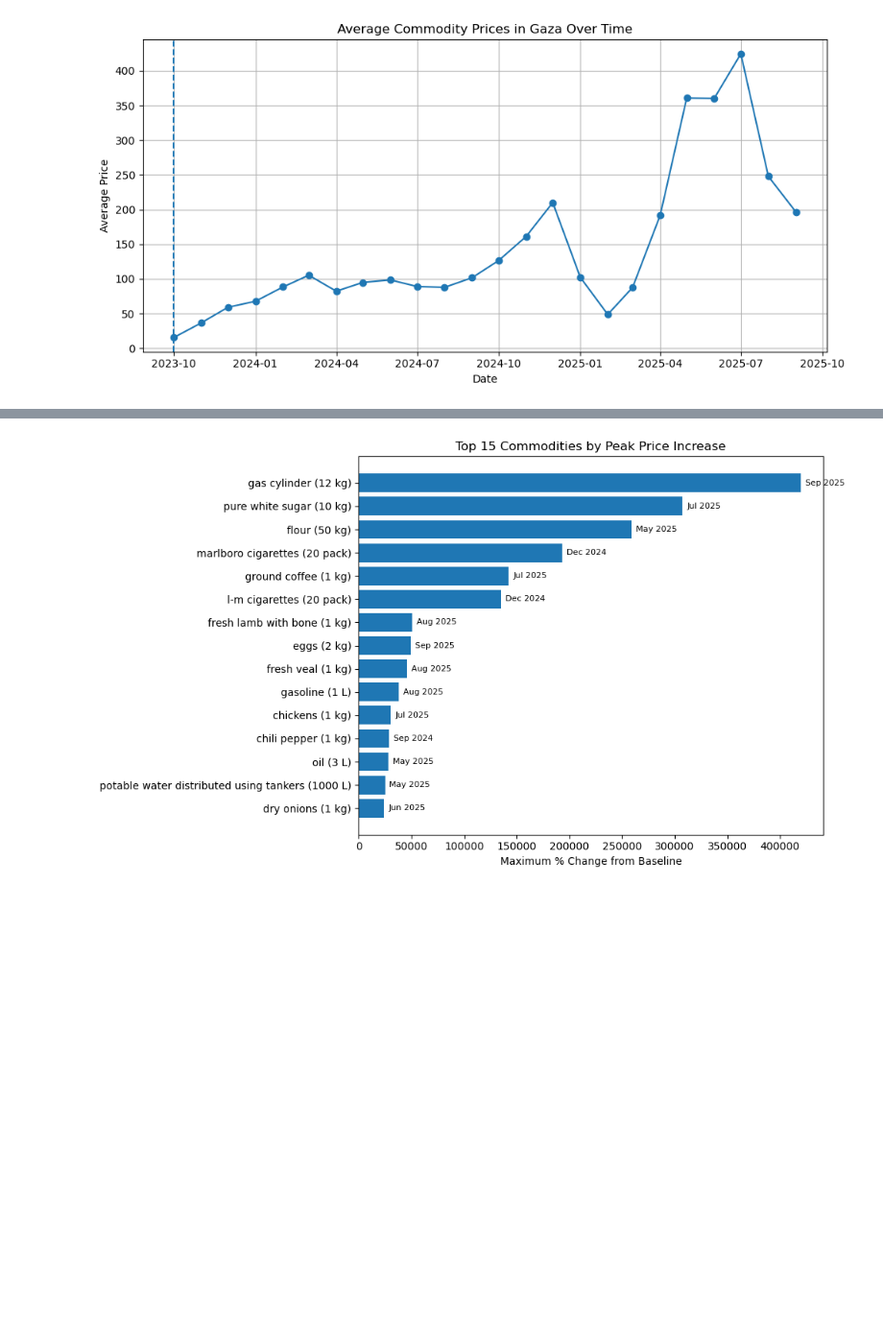
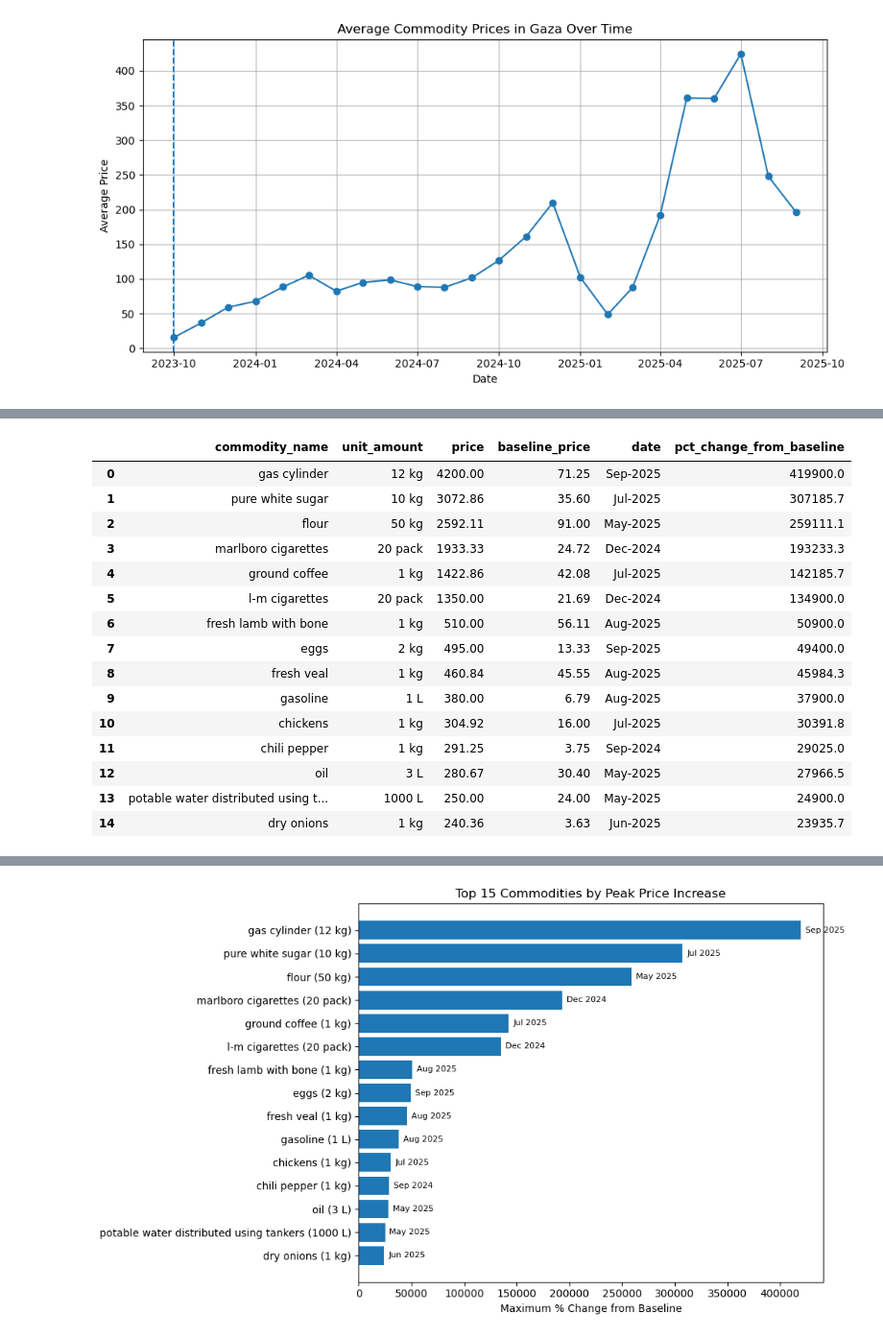
Before and after one commit to AkbarMoledina/humanitarian_needs_in_palestine, a Jupyter notebook: analyses/1_commodity_price_analysis.ipynb, the cells around one changed output, grey strips where cells are left out. Shown at 96% size. Cells and saved outputs as stored; diff of their text form; code cells hidden in the pictures; blank space fills up the shorter version.

```diff
--- a/analyses/commodity_price_analysis.ipynb
+++ b/analyses/1_commodity_price_analysis.ipynb
@@ -53,0 +114,36 @@ plt.show()
+# %%
+con.execute("""
+    WITH max_unique AS (
+    SELECT *,
+        ROW_NUMBER() OVER (PARTITION BY commodity_name, unit_amount ORDER BY pct_change_from_baseline DESC) AS rn
+    FROM main_mart.commodity_price_change_from_baseline
+    )
+
+    SELECT
+        commodity_name,
+        unit_amount,
+        ROUND(price, 2) AS price,
+        baseline_price,
+        STRFTIME(price_date, '%b-%Y') AS date,
+        pct_change_from_baseline
+    FROM max_unique
+    WHERE rn = 1
+    ORDER BY pct_change_from_baseline DESC
+""").df().head(15)
+# %% [output]
+|  | commodity_name | unit_amount | price | baseline_price | date | pct_change_from_baseline |
+| 0 | gas cylinder | 12 kg | 4200.00 | 71.25 | Sep-2025 | 419900.0 |
+| 1 | pure white sugar | 10 kg | 3072.86 | 35.60 | Jul-2025 | 307185.7 |
+| 2 | flour | 50 kg | 2592.11 | 91.00 | May-2025 | 259111.1 |
+| 3 | marlboro cigarettes | 20 pack | 1933.33 | 24.72 | Dec-2024 | 193233.3 |
+| 4 | ground coffee | 1 kg | 1422.86 | 42.08 | Jul-2025 | 142185.7 |
+| 5 | l-m cigarettes | 20 pack | 1350.00 | 21.69 | Dec-2024 | 134900.0 |
+| 6 | fresh lamb with bone | 1 kg | 510.00 | 56.11 | Aug-2025 | 50900.0 |
+| 7 | eggs | 2 kg | 495.00 | 13.33 | Sep-2025 | 49400.0 |
+| 8 | fresh veal | 1 kg | 460.84 | 45.55 | Aug-2025 | 45984.3 |
+| 9 | gasoline | 1 L | 380.00 | 6.79 | Aug-2025 | 37900.0 |
+| 10 | chickens | 1 kg | 304.92 | 16.00 | Jul-2025 | 30391.8 |
+| 11 | chili pepper | 1 kg | 291.25 | 3.75 | Sep-2024 | 29025.0 |
+| 12 | oil | 3 L | 280.67 | 30.40 | May-2025 | 27966.5 |
+| 13 | potable water distributed using t... | 1000 L | 250.00 | 24.00 | May-2025 | 24900.0 |
+| 14 | dry onions | 1 kg | 240.36 | 3.63 | Jun-2025 | 23935.7 |
```
Also changed, not shown: parts of 10 cells of this notebook, 1 other file.
